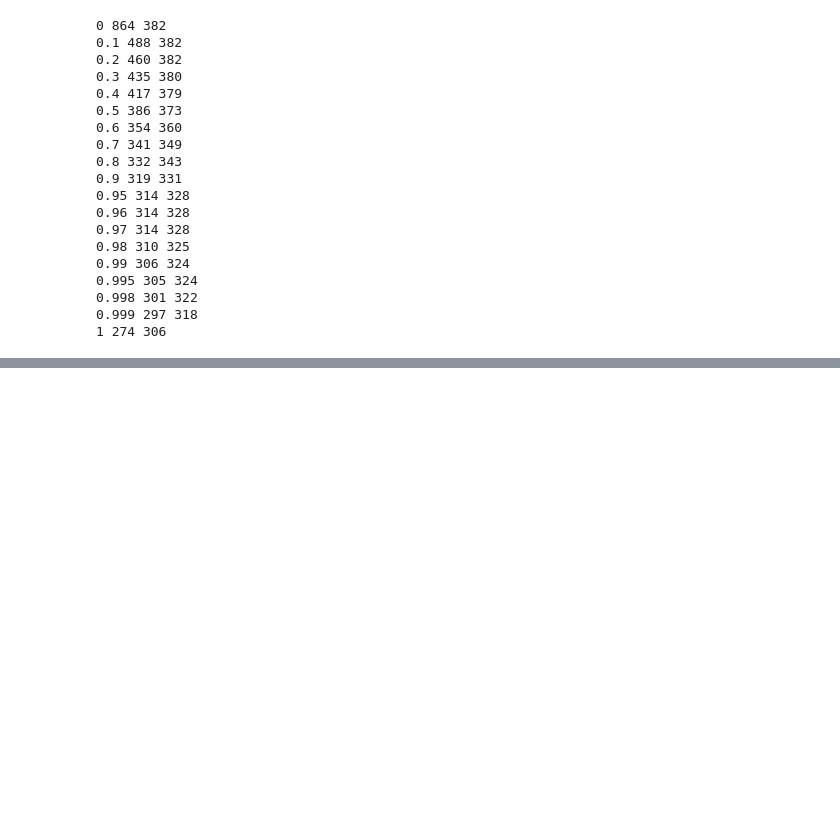
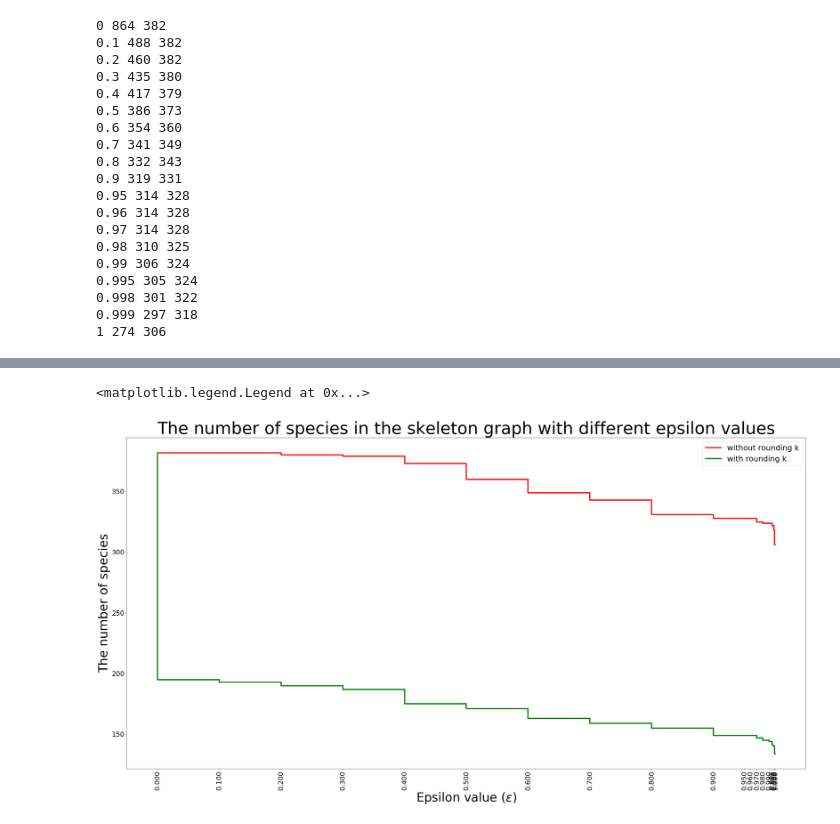
Before and after one commit to lingruiluo/DSIcapstone_AMORE, a Jupyter notebook: draft.ipynb, the cells around one changed output, grey strips where cells are left out. Cells and saved outputs as stored; diff of their text form; code cells hidden in the pictures; blank space fills up the shorter version.

```diff
--- a/draft.ipynb
+++ b/draft.ipynb
@@ -688,0 +733,13 @@ Text(0.5, 1.0, 'The number of species in reduced mechanism with different epsilo
+# %%
+plt.figure(figsize=(40,20))
+plt.step(epsilons,nodes_size,marker='.',label='without rounding k',linewidth=4,color='red')
+plt.step(epsilons,nodes_size1,marker='.',label='with rounding k',linewidth=4,color='green')
+plt.xticks(epsilons,rotation=90,fontsize=22)
+plt.yticks(fontsize=22)
+plt.xlabel('Epsilon value ($\epsilon$)',fontsize=40)
+plt.ylabel('The number of species',fontsize=40)
+plt.title("The number of species in the skeleton graph with different epsilon values",fontsize=55)
+plt.legend(prop={'size': 25})
+# %% [output]
+<matplotlib.legend.Legend at 0x...>
+[figure, added]
```
Also changed, not shown: parts of 7 cells of this notebook.
